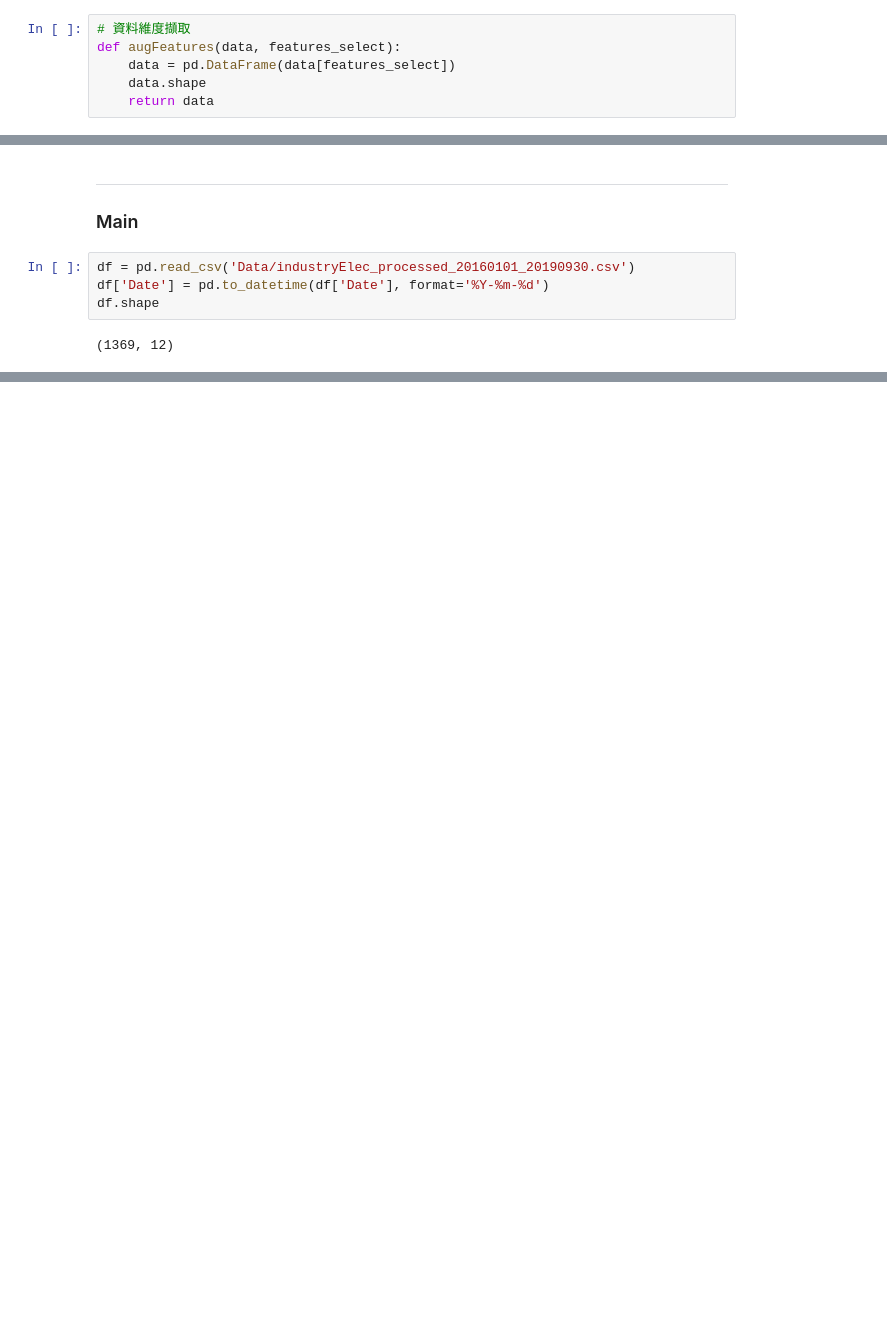
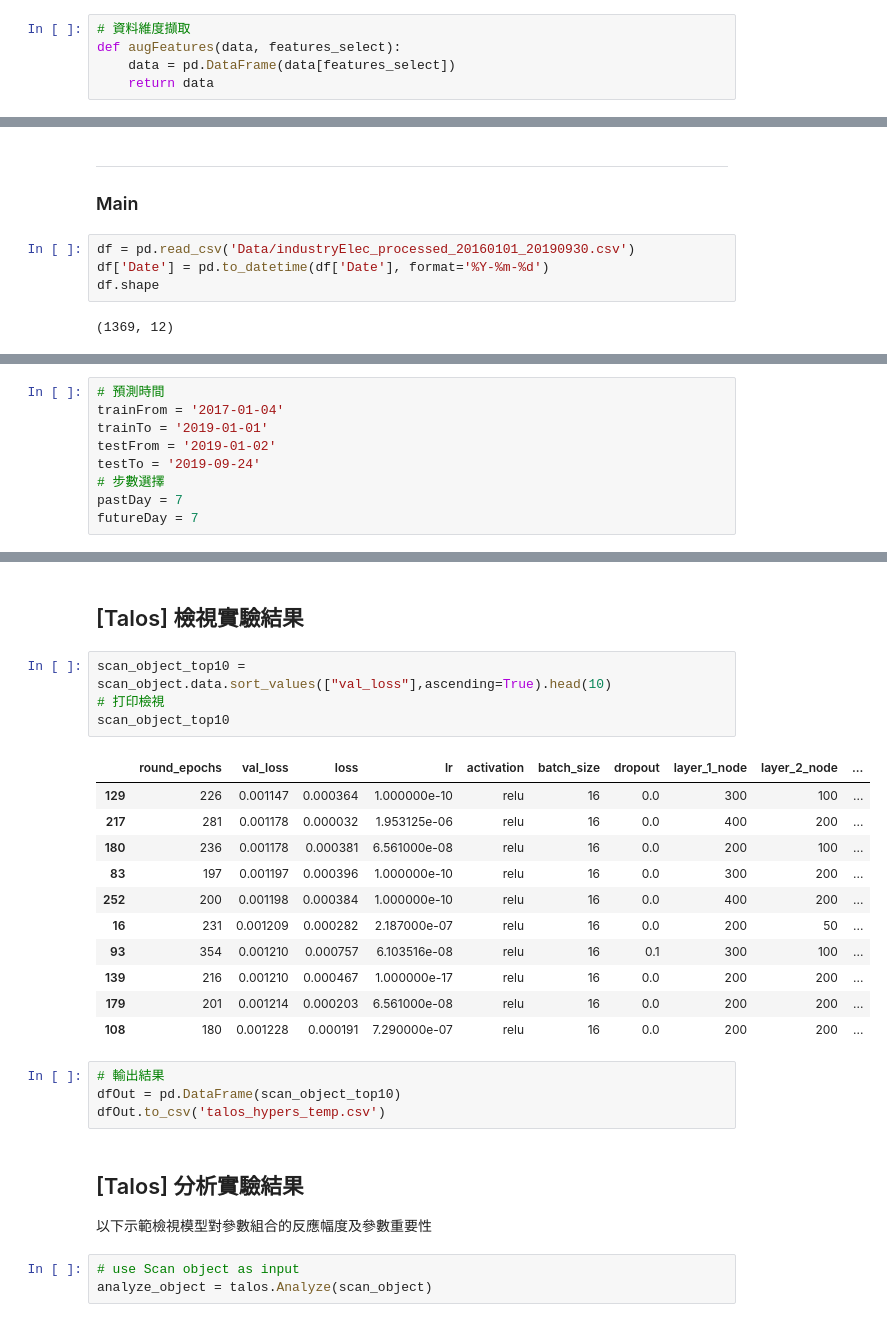
Before and after one commit to Chang-Siang/IndustryElec, a Jupyter notebook: IndustryElec_(RNN_XT)_Talos.ipynb, the cells around one changed output, grey strips where cells are left out. Saved outputs shown, nothing was run; the diff lists cells and outputs as text; blank space fills up the shorter version.

```diff
--- a/IndustryElec_(RNN_XT)_Talos.ipynb
+++ b/IndustryElec_(RNN_XT)_Talos.ipynb
@@ -42,6 +60,5 @@ def showPlot(true, prediction, title , sub_title, size='M', save=False):
 # 資料維度擷取
 def augFeatures(data, features_select):
     data = pd.DataFrame(data[features_select])
-    data.shape
     return data
 # %%
@@ -358,0 +229,9 @@ showPlot(test_trurh, test_predict, model_name , str(266), save=save)
+# %%
+# 預測時間
+trainFrom = '2017-01-04'
+trainTo = '2019-01-01'
+testFrom = '2019-01-02'
+testTo = '2019-09-24'
+# 步數選擇
+pastDay = 7
+futureDay = 7
@@ -358,0 +279,28 @@ showPlot(test_trurh, test_predict, model_name , str(266), save=save)
+# %% [markdown]
+## [Talos] 檢視實驗結果
+# %%
+scan_object_top10 = scan_object.data.sort_values(["val_loss"],ascending=True).head(10)
+# 打印檢視
+scan_object_top10
+# %% [output]
+|  | round_epochs | val_loss | loss | lr | activation | batch_size | dropout | layer_1_node | layer_2_node | ... |
+| 129 | 226 | 0.001147 | 0.000364 | 1.000000e-10 | relu | 16 | 0.0 | 300 | 100 | ... |
+| 217 | 281 | 0.001178 | 0.000032 | 1.953125e-06 | relu | 16 | 0.0 | 400 | 200 | ... |
+| 180 | 236 | 0.001178 | 0.000381 | 6.561000e-08 | relu | 16 | 0.0 | 200 | 100 | ... |
+| 83 | 197 | 0.001197 | 0.000396 | 1.000000e-10 | relu | 16 | 0.0 | 300 | 200 | ... |
+| 252 | 200 | 0.001198 | 0.000384 | 1.000000e-10 | relu | 16 | 0.0 | 400 | 200 | ... |
+| 16 | 231 | 0.001209 | 0.000282 | 2.187000e-07 | relu | 16 | 0.0 | 200 | 50 | ... |
+| 93 | 354 | 0.001210 | 0.000757 | 6.103516e-08 | relu | 16 | 0.1 | 300 | 100 | ... |
+| 139 | 216 | 0.001210 | 0.000467 | 1.000000e-17 | relu | 16 | 0.0 | 200 | 200 | ... |
+| 179 | 201 | 0.001214 | 0.000203 | 6.561000e-08 | relu | 16 | 0.0 | 200 | 200 | ... |
+| 108 | 180 | 0.001228 | 0.000191 | 7.290000e-07 | relu | 16 | 0.0 | 200 | 200 | ... |
+# %%
+# 輸出結果
+dfOut = pd.DataFrame(scan_object_top10)
+dfOut.to_csv('talos_hypers_temp.csv')
+# %% [markdown]
+## [Talos] 分析實驗結果
+以下示範檢視模型對參數組合的反應幅度及參數重要性
+# %%
+# use Scan object as input
+analyze_object = talos.Analyze(scan_object)
```
Also changed, not shown: parts of 57 cells of this notebook.
